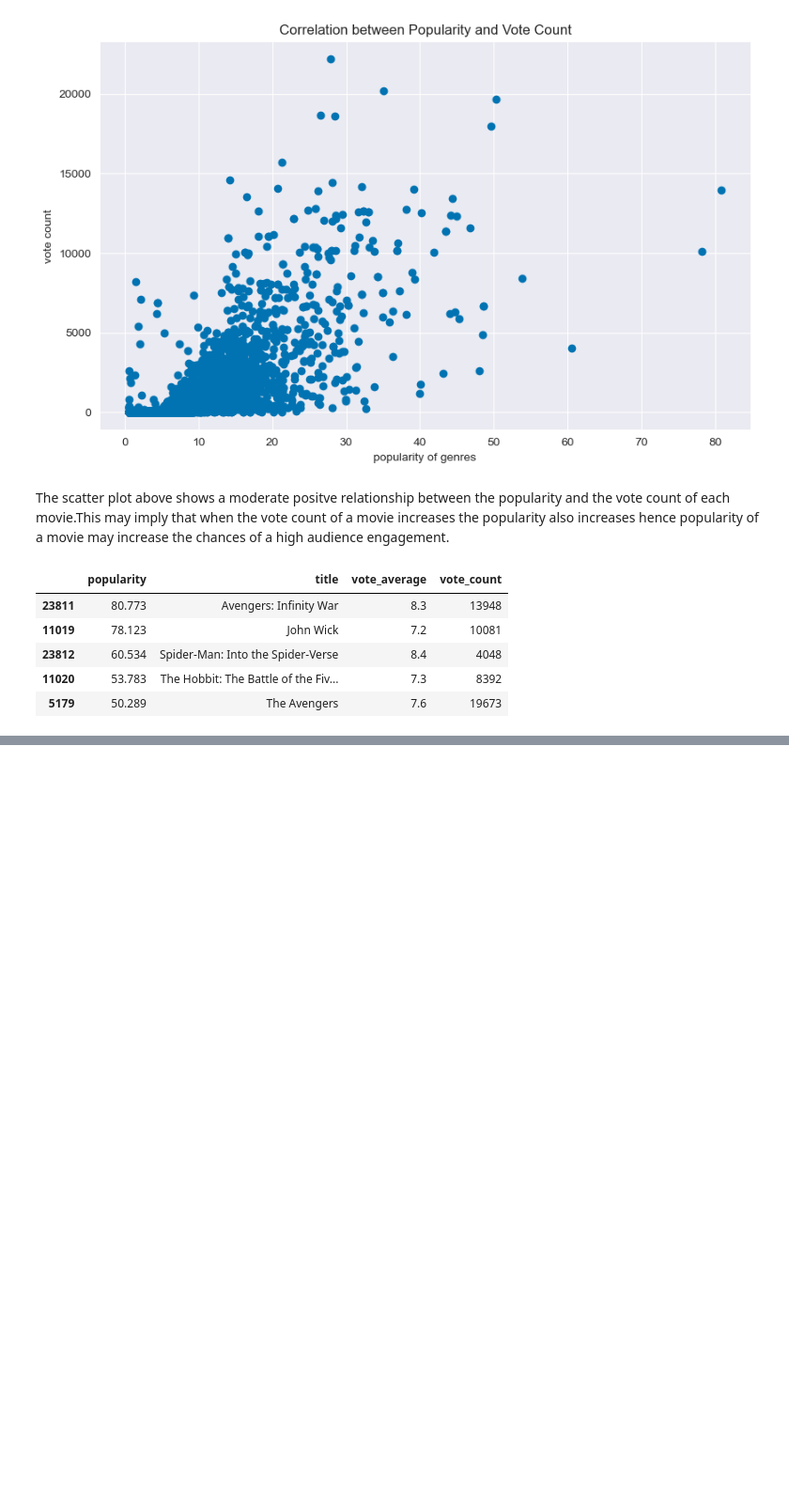
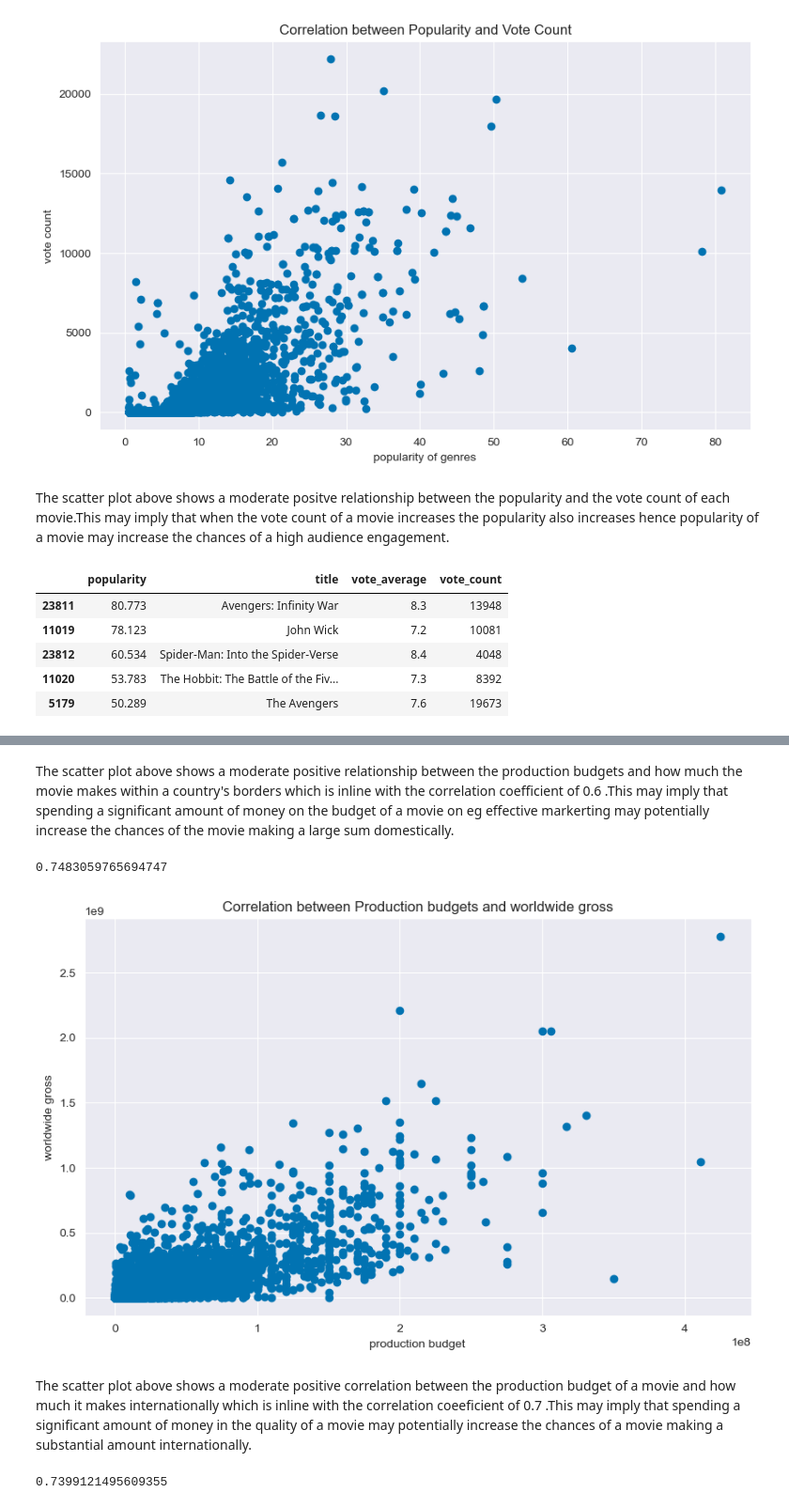
Before and after one commit to KimberlyWairimu/Project-Phase-1, a Jupyter notebook: My_project_1_jupyter_notebook.ipynb, the cells around one changed output, grey strips where cells are left out. Shown at 94% size. Saved outputs shown, nothing was run; the diff lists cells and outputs as text; code cells hidden in the pictures; blank space fills up the shorter version.

```diff
--- a/My_project_1_jupyter_notebook.ipynb
+++ b/My_project_1_jupyter_notebook.ipynb
@@ -455,0 +500,27 @@ The analysis above shows the first five most popular films. All this movies are
+# %% [markdown]
+The scatter plot above shows a moderate positive relationship between the production budgets and how much the movie makes within a country's borders which is inline with the correlation coefficient of 0.6 .This may imply that spending a significant amount of money on the budget of a movie on eg effective markerting may potentially increase the chances of the movie making a large sum domestically.
+# %%
+#computing the correlation between the production budget and worldwide gross
+
+movie_budgets["production_budget"].corr(movie_budgets["worldwide_gross"])
+# %% [output]
+0.7483059765694747
+# %%
+# plotting the correlation between the two variables
+
+plt.figure(figsize=(10,6))
+plt.scatter(x= movie_budgets["production_budget"] , y =movie_budgets["worldwide_gross"])
+plt.xlabel("production budget")
+plt.ylabel("worldwide gross")
+plt.title("Correlation between Production budgets and worldwide gross")
+plt.show()
+# %% [output]
+[figure, added]
+# %% [markdown]
+The scatter plot above shows a moderate positive correlation between the production budget of a movie and how much it makes internationally which is inline with the correlation coeeficient of 0.7 .This may imply that spending a significant amount of money in the quality of a movie may potentially increase the chances of a movie making a substantial amount internationally.
+# %%
+#computing the correlation between the production budget and the total gross
+
+movie_budgets["production_budget"].corr(movie_budgets["Total_Gross"])
+# %% [output]
+0.7399121495609355
```
Also changed, not shown: parts of 8 cells of this notebook.
